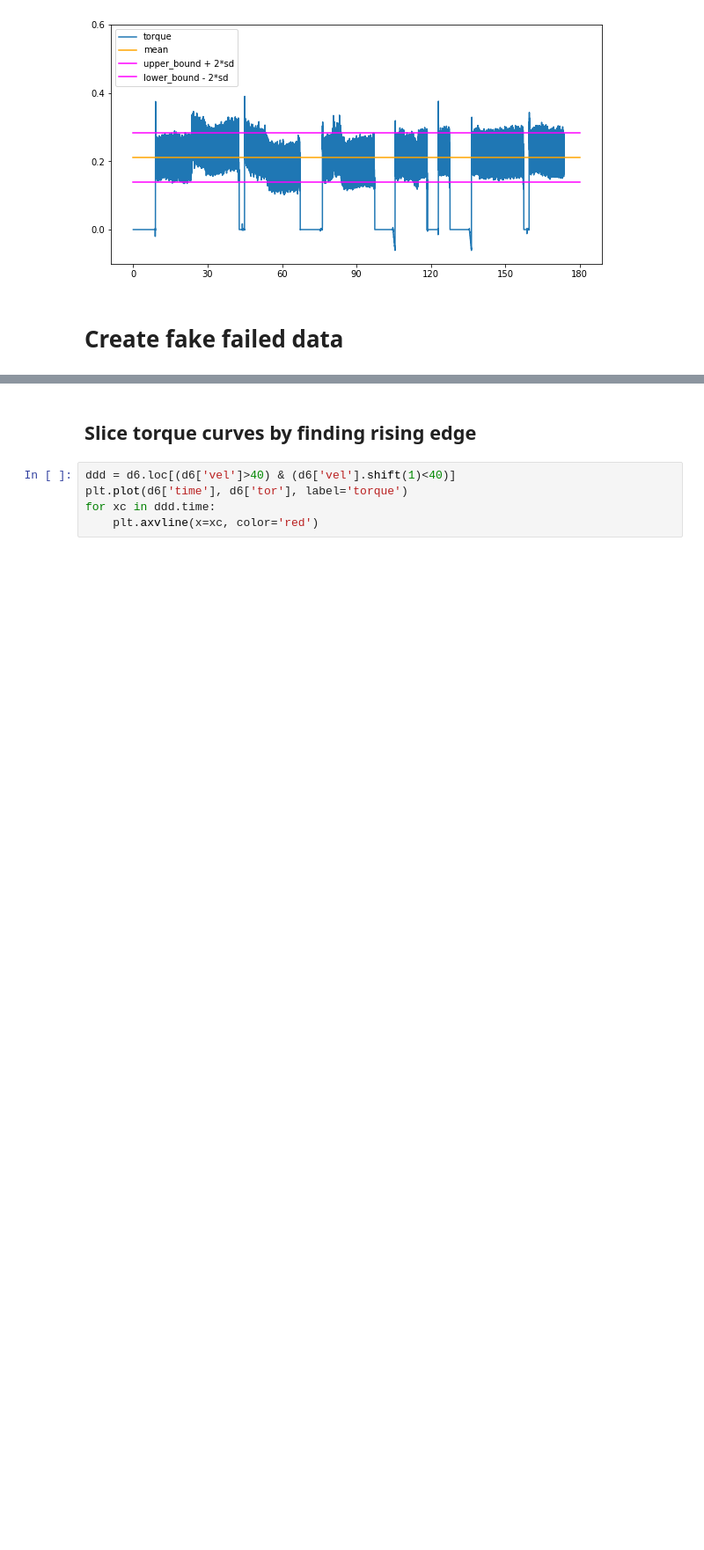
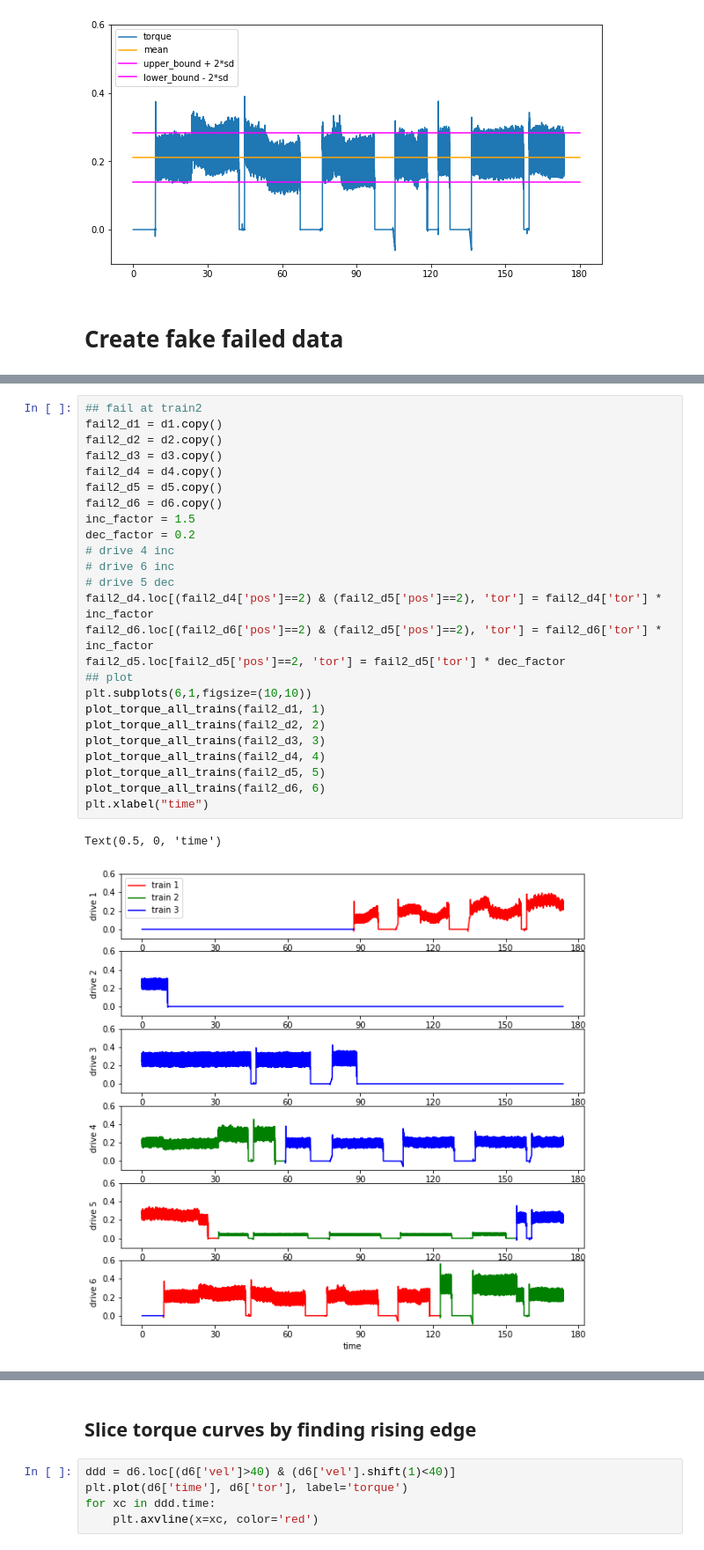
Before and after one commit to peeraponw/quick_move, a Jupyter notebook: merge.ipynb, the cells around one changed output, grey strips where cells are left out. Shown at 88% size. Saved outputs shown, nothing was run; the diff lists cells and outputs as text; blank space fills up the shorter version.

```diff
--- a/merge.ipynb
+++ b/merge.ipynb
@@ -450,0 +474,28 @@ plot_band(d6)
+# %%
+## fail at train2
+fail2_d1 = d1.copy()
+fail2_d2 = d2.copy()
+fail2_d3 = d3.copy()
+fail2_d4 = d4.copy()
+fail2_d5 = d5.copy()
+fail2_d6 = d6.copy()
+inc_factor = 1.5
+dec_factor = 0.2
+# drive 4 inc
+# drive 6 inc
+# drive 5 dec
+fail2_d4.loc[(fail2_d4['pos']==2) & (fail2_d5['pos']==2), 'tor'] = fail2_d4['tor'] * inc_factor
+fail2_d6.loc[(fail2_d6['pos']==2) & (fail2_d5['pos']==2), 'tor'] = fail2_d6['tor'] * inc_factor
+fail2_d5.loc[fail2_d5['pos']==2, 'tor'] = fail2_d5['tor'] * dec_factor
+## plot
+plt.subplots(6,1,figsize=(10,10))
+plot_torque_all_trains(fail2_d1, 1)
+plot_torque_all_trains(fail2_d2, 2)
+plot_torque_all_trains(fail2_d3, 3)
+plot_torque_all_trains(fail2_d4, 4)
+plot_torque_all_trains(fail2_d5, 5)
+plot_torque_all_trains(fail2_d6, 6)
+plt.xlabel("time")
+# %% [output]
+Text(0.5, 0, 'time')
+[figure, added]
```
Also changed, not shown: parts of 3 cells of this notebook.
